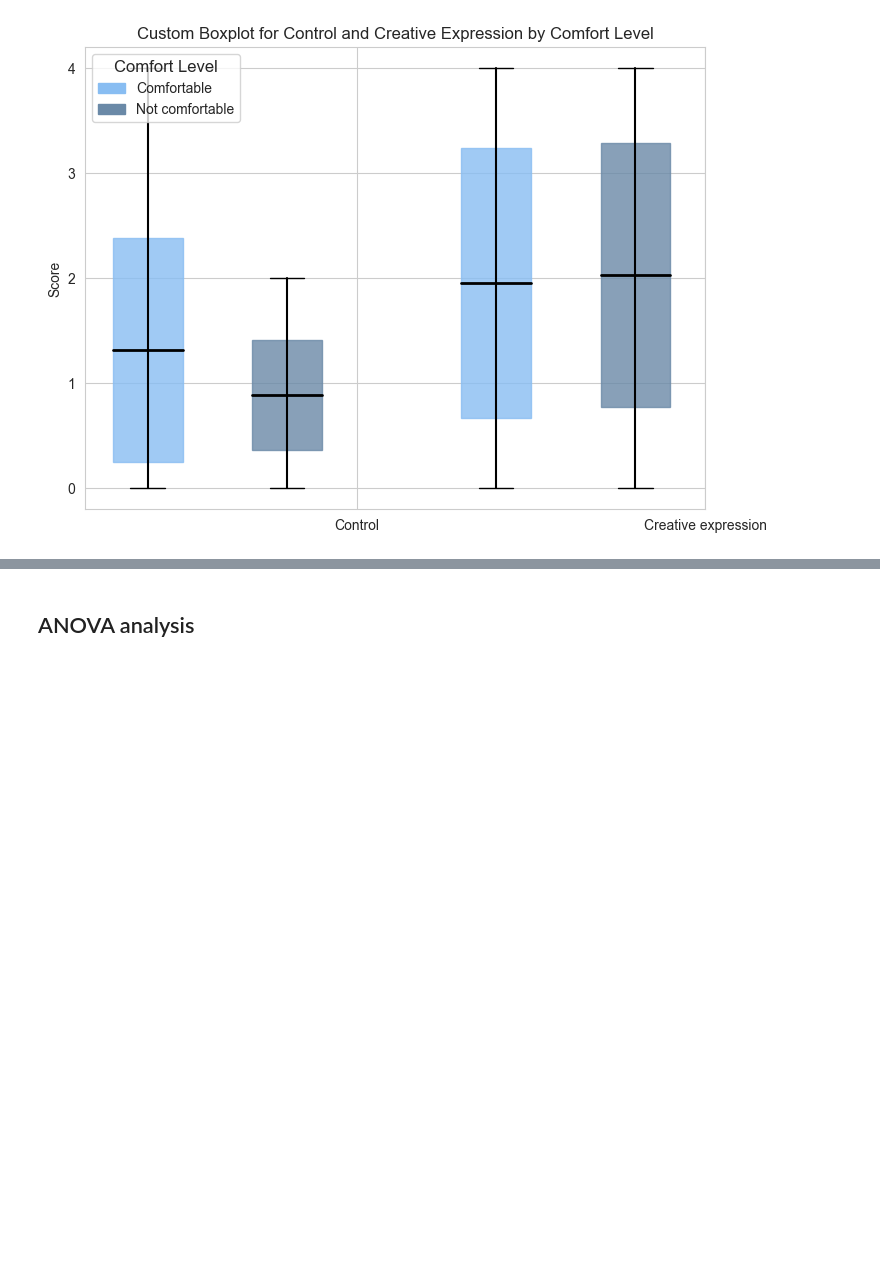
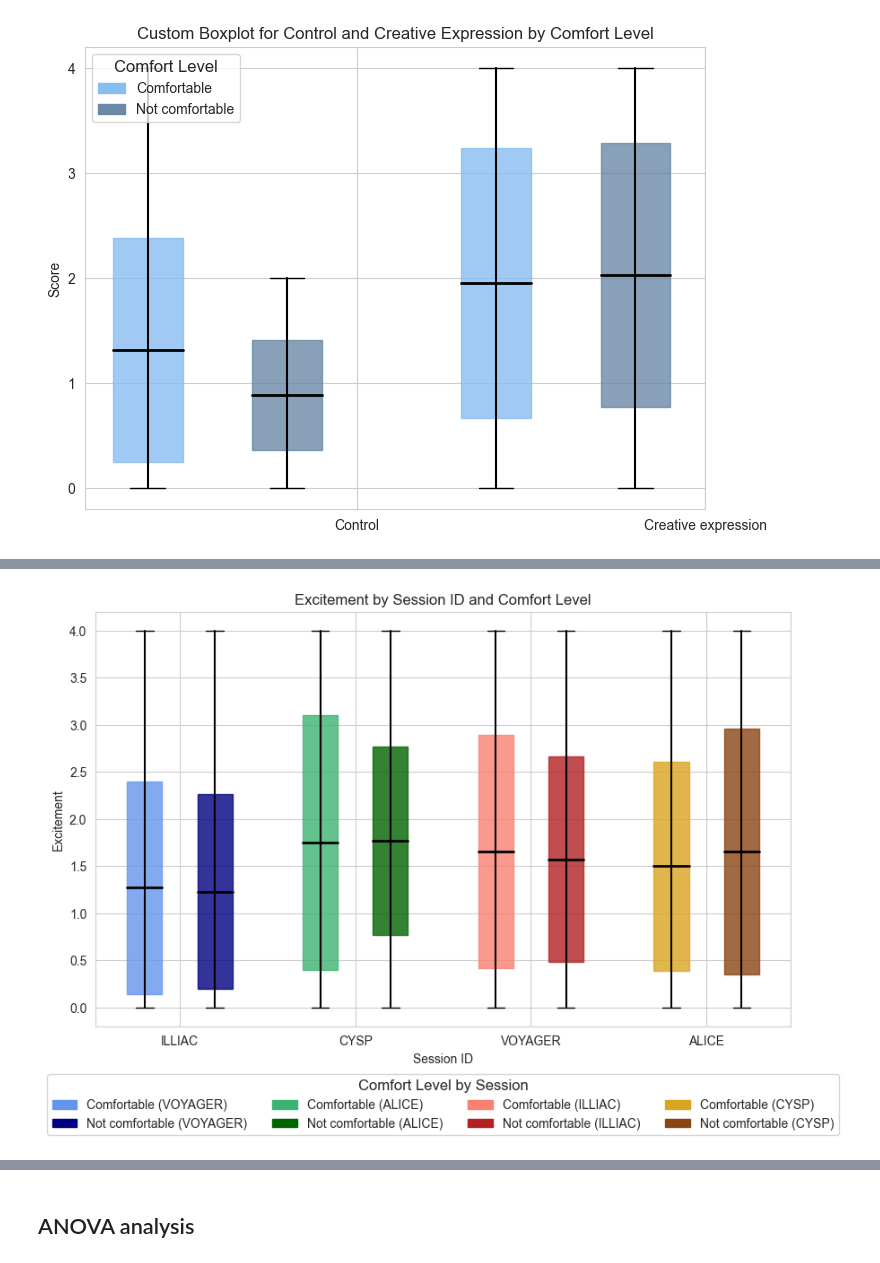
Before and after one commit to ihneskarbovik/IN5060-assignment3, a Jupyter notebook: study.ipynb, the cells around one changed output, grey strips where cells are left out. Cells and saved outputs as stored; diff of their text form; code cells hidden in the pictures; blank space fills up the shorter version.

```diff
--- a/study.ipynb
+++ b/study.ipynb
@@ -429 +369,77 @@ plt.show()
+# %%
+stats = grouped_df_all.groupby(['Session_ID', 'Comfortable with expressing emotions'])['Excitement'].agg(
+    mean='mean', std='std', min='min', max='max'
+).reset_index()
+
+order = ['VOYAGER', 'ALICE', 'ILLIAC', 'CYSP']
+stats['Session_ID'] = pd.Categorical(stats['Session_ID'], categories=order, ordered=True)
+stats = stats.sort_values('Session_ID')
+
+palette = {
+    ('VOYAGER', 'Comfortable'): 'cornflowerblue',
+    ('VOYAGER', 'Not comfortable'): 'navy',
+    ('ALICE', 'Comfortable'): 'mediumseagreen',
+    ('ALICE', 'Not comfortable'): 'darkgreen',
+    ('ILLIAC', 'Comfortable'): 'salmon',
+    ('ILLIAC', 'Not comfortable'): 'firebrick',
+    ('CYSP', 'Comfortable'): 'goldenrod',
+    ('CYSP', 'Not comfortable'): 'saddlebrown',
+}
+
+fig, ax = plt.subplots(figsize=(10, 6))
+
+for idx, session in enumerate(stats['Session_ID'].unique()):
+    for hue_idx, comfort in enumerate(stats['Comfortable with expressing emotions'].unique()):
+        subset = stats[(stats['Session_ID'] == session) & (stats['Comfortable with expressing emotions'] == comfort)]
+        if subset.empty:
+            continue
+
+        mean = subset["mean"].values[0]
+        std = subset["std"].values[0]
+        whisker_min = subset["min"].values[0]
+        whisker_max = subset["max"].values[0]
+
+        position = idx + (hue_idx - 0.5) * 0.4  # Adjust position for hue
+
+        ax.plot([position, position], [whisker_min, whisker_max], color="black", lw=1.5)  # Whisker line
+        ax.plot([position - 0.05, position + 0.05], [whisker_min, whisker_min], color="black", lw=1)  # Min cap
+        ax.plot([position - 0.05, position + 0.05], [whisker_max, whisker_max], color="black", lw=1)  # Max cap
+
+        box_bottom = mean - std
+        box_top = mean + std
+        ax.add_patch(plt.Rectangle(
+            (position - 0.1, box_bottom),  # Bottom-left corner
+            0.2,  # Box width
+            2 * std,  # Box height
+            color=palette[(session, comfort)],
+            alpha=0.8,
+            edgecolor="black"
+        ))
+
+        # Plot mean line
+        ax.plot([position - 0.1, position + 0.1], [mean, mean], color='black', lw=2)  # Mean line
+
+# Final adjustments
+ax.set_xticks(range(len(grouped_df_all['Session_ID'].unique())))
+ax.set_xticklabels(grouped_df_all['Session_ID'].unique())
+ax.set_xlabel('Session ID')
+ax.set_ylabel('Excitement')
+plt.title('Excitement by Session ID and Comfort Level')
+
+legend_handles = [
+    mpatches.Patch(color='cornflowerblue', label='Comfortable (VOYAGER)'),
+    mpatches.Patch(color='navy', label='Not comfortable (VOYAGER)'),
+    mpatches.Patch(color='mediumseagreen', label='Comfortable (ALICE)'),
+    mpatches.Patch(color='darkgreen', label='Not comfortable (ALICE)'),
+    mpatches.Patch(color='salmon', label='Comfortable (ILLIAC)'),
+    mpatches.Patch(color='firebrick', label='Not comfortable (ILLIAC)'),
+    mpatches.Patch(color='goldenrod', label='Comfortable (CYSP)'),
+    mpatches.Patch(color='saddlebrown', label='Not comfortable (CYSP)')
+]
+ax.legend(handles=legend_handles, title='Comfort Level by Session',
+          loc='upper center', ncol=4, fontsize=10, title_fontsize=12,
+          bbox_to_anchor=(0.5, -0.1))
+plt.show()
+# %% [output]
+[figure, added]
 # %%
```
Also changed, not shown: parts of 10 cells of this notebook.
